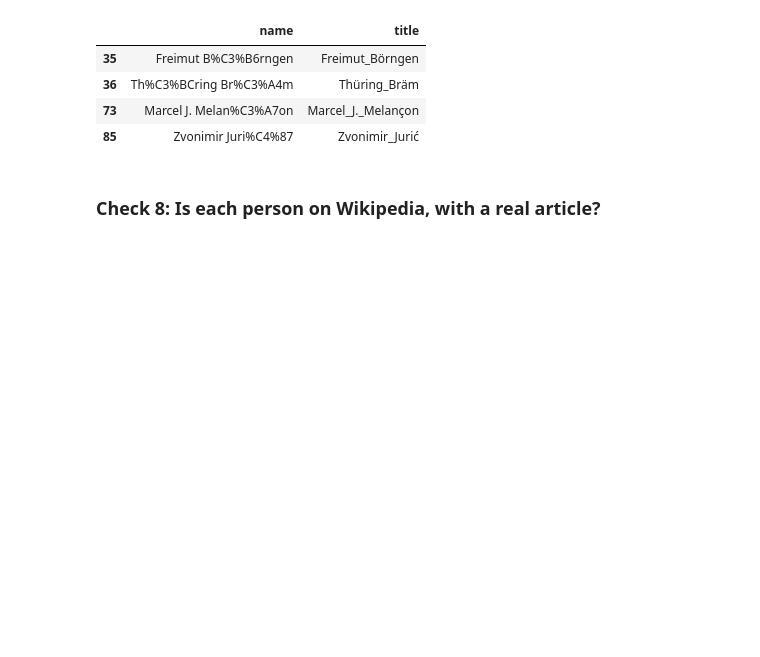
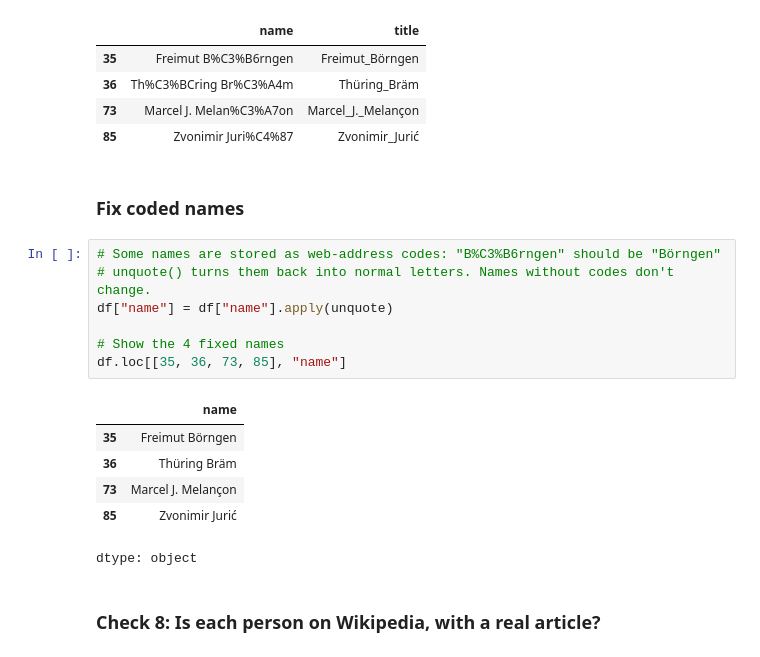
Before and after one commit to hmsealy/Data-Science-Portfolio-C22-, a Jupyter notebook: Modules/Module_5_NLP_and_Clustering/Projects/Instructions/Project.5-NLP/Pass-04.ipynb, the cells around one changed output. Saved outputs shown, nothing was run; the diff lists cells and outputs as text; blank space fills up the shorter version.

```diff
--- a/Modules/Module_5_NLP_and_Clustering/Projects/Instructions/Project.5-NLP/Pass-04.ipynb
+++ b/Modules/Module_5_NLP_and_Clustering/Projects/Instructions/Project.5-NLP/Pass-04.ipynb
@@ -255,6 +255,22 @@ df[df["title"].str.replace("_", " ") != df["name"]][["name", "title"]]
 | 36 | Th%C3%BCring Br%C3%A4m | Thüring_Bräm |
 | 73 | Marcel J. Melan%C3%A7on | Marcel_J._Melançon |
 | 85 | Zvonimir Juri%C4%87 | Zvonimir_Jurić |
+# %% [markdown]
+### Fix coded names
+# %%
+# Some names are stored as web-address codes: "B%C3%B6rngen" should be "Börngen"
+# unquote() turns them back into normal letters. Names without codes don't change.
+df["name"] = df["name"].apply(unquote)
+
+# Show the 4 fixed names
+df.loc[[35, 36, 73, 85], "name"]
+# %% [output]
+|  | name |
+| 35 | Freimut Börngen |
+| 36 | Thüring Bräm |
+| 73 | Marcel J. Melançon |
+| 85 | Zvonimir Jurić |
+dtype: object
 # %% [markdown]
 ### Check 8: Is each person on Wikipedia, with a real article?
 # %%
```
Also changed, not shown: parts of 5 cells of this notebook.
